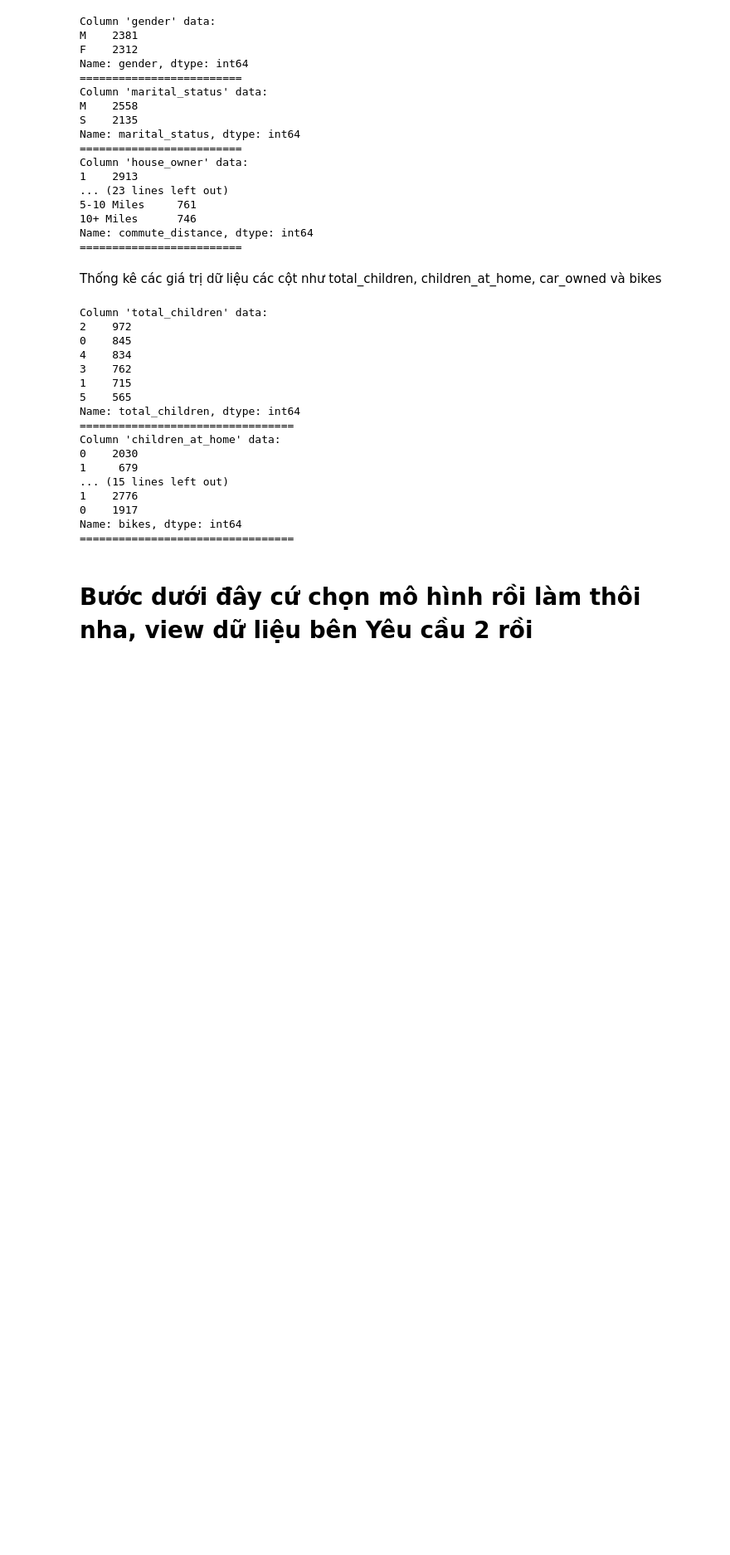
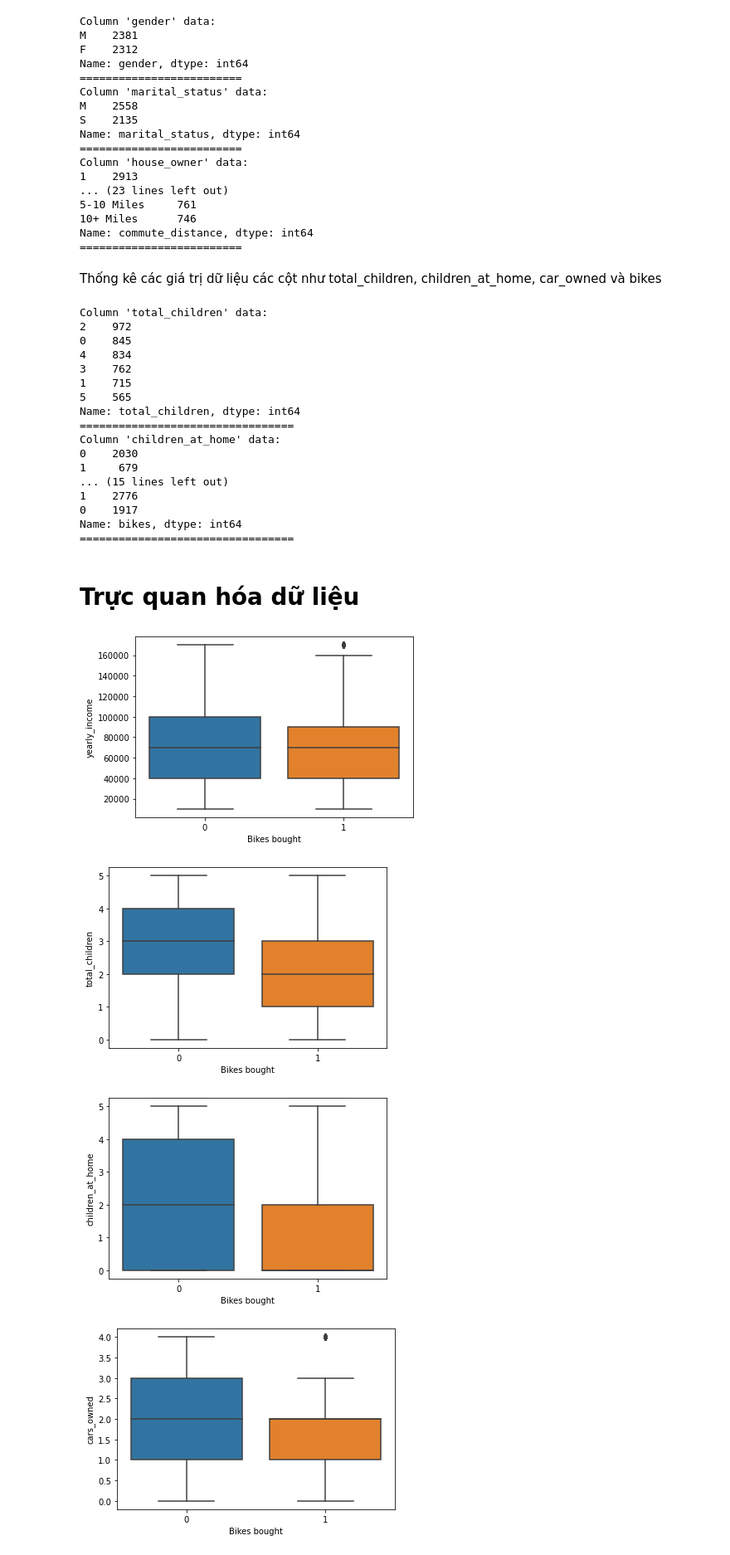
Before and after one commit to mq149/PTDLUD-01_DATH-2, a Jupyter notebook: PTDLUD-01_DATH#2_YC3.ipynb, the cells around one changed output. Shown at 83% size. Drawn from its saved outputs; the diff is of its cells as text; code cells hidden in the pictures; blank space fills up the shorter version.

```diff
--- a/PTDLUD-01_DATH#2_YC3.ipynb
+++ b/PTDLUD-01_DATH#2_YC3.ipynb
@@ -154,5 +154,5 @@ Column 'children_at_home' data:
 0    1917
 Name: bikes, dtype: int64
 =================================
-# %% [markdown]
-# Bước dưới đây cứ chọn mô hình rồi làm thôi nha, view dữ liệu bên Yêu cầu 2 rồi
+# %% [markdown]
+# Trực quan hóa dữ liệu
@@ -158,0 +164,11 @@ Name: bikes, dtype: int64
+# %%
+for col in df[['yearly_income', 'total_children', 'children_at_home', 'cars_owned']]:
+    sns.boxplot('bikes', col, data=df)
+    plt.xlabel('Bikes bought')
+    plt.ylabel(col)
+    plt.show()
+# %% [output]
+[figure, added]
+[figure, added]
+[figure, added]
+[figure, added]
```
Also changed, not shown: parts of 15 cells of this notebook.
